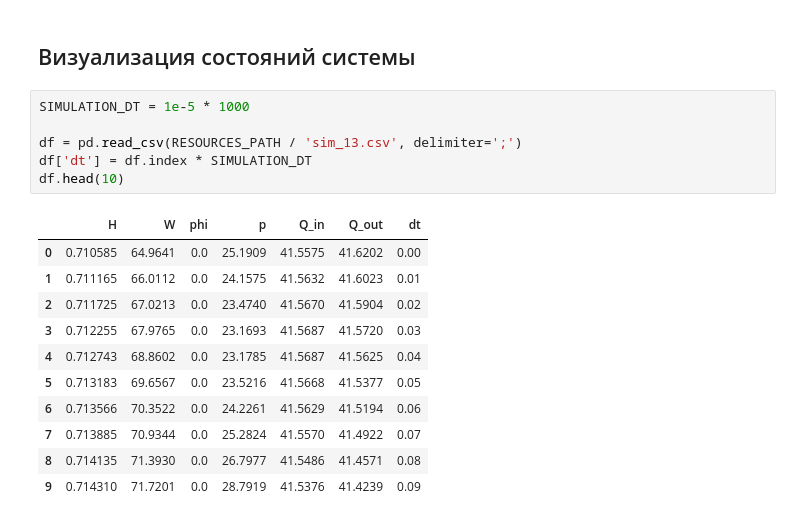
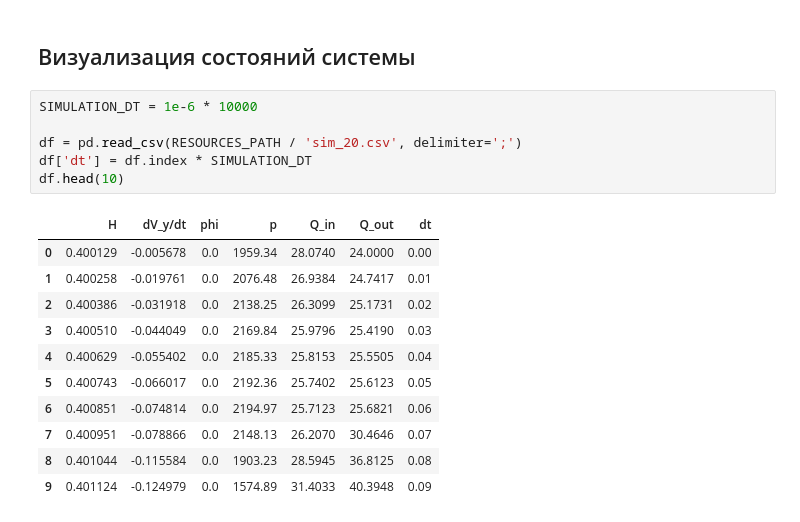
Before and after one commit to shustrov38/jubilant-bassoon, a Jupyter notebook: scripts/approx.ipynb, the cells around one changed output. Saved outputs shown, nothing was run; the diff lists cells and outputs as text.

```diff
--- a/scripts/approx.ipynb
+++ b/scripts/approx.ipynb
@@ -172,20 +172,20 @@ print(f'{popt[0]} + {popt[1]} * np.exp({popt[2]} * x)')
 # %% [markdown]
 ## Визуализация состояний системы
 # %%
-SIMULATION_DT = 1e-5 * 1000
+SIMULATION_DT = 1e-6 * 10000
 
-df = pd.read_csv(RESOURCES_PATH / 'sim_13.csv', delimiter=';')
+df = pd.read_csv(RESOURCES_PATH / 'sim_20.csv', delimiter=';')
 df['dt'] = df.index * SIMULATION_DT
 df.head(10)
 # %% [output]
-|  | H | W | phi | p | Q_in | Q_out | dt |
-| 0 | 0.710585 | 64.9641 | 0.0 | 25.1909 | 41.5575 | 41.6202 | 0.00 |
-| 1 | 0.711165 | 66.0112 | 0.0 | 24.1575 | 41.5632 | 41.6023 | 0.01 |
-| 2 | 0.711725 | 67.0213 | 0.0 | 23.4740 | 41.5670 | 41.5904 | 0.02 |
-| 3 | 0.712255 | 67.9765 | 0.0 | 23.1693 | 41.5687 | 41.5720 | 0.03 |
-| 4 | 0.712743 | 68.8602 | 0.0 | 23.1785 | 41.5687 | 41.5625 | 0.04 |
-| 5 | 0.713183 | 69.6567 | 0.0 | 23.5216 | 41.5668 | 41.5377 | 0.05 |
-| 6 | 0.713566 | 70.3522 | 0.0 | 24.2261 | 41.5629 | 41.5194 | 0.06 |
-| 7 | 0.713885 | 70.9344 | 0.0 | 25.2824 | 41.5570 | 41.4922 | 0.07 |
-| 8 | 0.714135 | 71.3930 | 0.0 | 26.7977 | 41.5486 | 41.4571 | 0.08 |
-| 9 | 0.714310 | 71.7201 | 0.0 | 28.7919 | 41.5376 | 41.4239 | 0.09 |
+|  | H | dV_y/dt | phi | p | Q_in | Q_out | dt |
+| 0 | 0.400129 | -0.005678 | 0.0 | 1959.34 | 28.0740 | 24.0000 | 0.00 |
+| 1 | 0.400258 | -0.019761 | 0.0 | 2076.48 | 26.9384 | 24.7417 | 0.01 |
+| 2 | 0.400386 | -0.031918 | 0.0 | 2138.25 | 26.3099 | 25.1731 | 0.02 |
+| 3 | 0.400510 | -0.044049 | 0.0 | 2169.84 | 25.9796 | 25.4190 | 0.03 |
+| 4 | 0.400629 | -0.055402 | 0.0 | 2185.33 | 25.8153 | 25.5505 | 0.04 |
+| 5 | 0.400743 | -0.066017 | 0.0 | 2192.36 | 25.7402 | 25.6123 | 0.05 |
+| 6 | 0.400851 | -0.074814 | 0.0 | 2194.97 | 25.7123 | 25.6821 | 0.06 |
+| 7 | 0.400951 | -0.078866 | 0.0 | 2148.13 | 26.2070 | 30.4646 | 0.07 |
+| 8 | 0.401044 | -0.115584 | 0.0 | 1903.23 | 28.5945 | 36.8125 | 0.08 |
+| 9 | 0.401124 | -0.124979 | 0.0 | 1574.89 | 31.4033 | 40.3948 | 0.09 |
```
Also changed, not shown: parts of 2 cells of this notebook, 4 other files.
